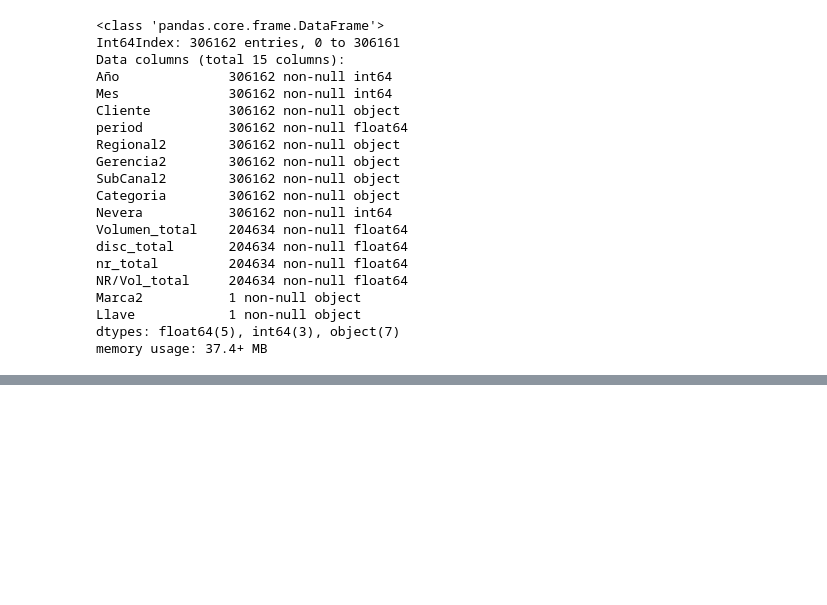
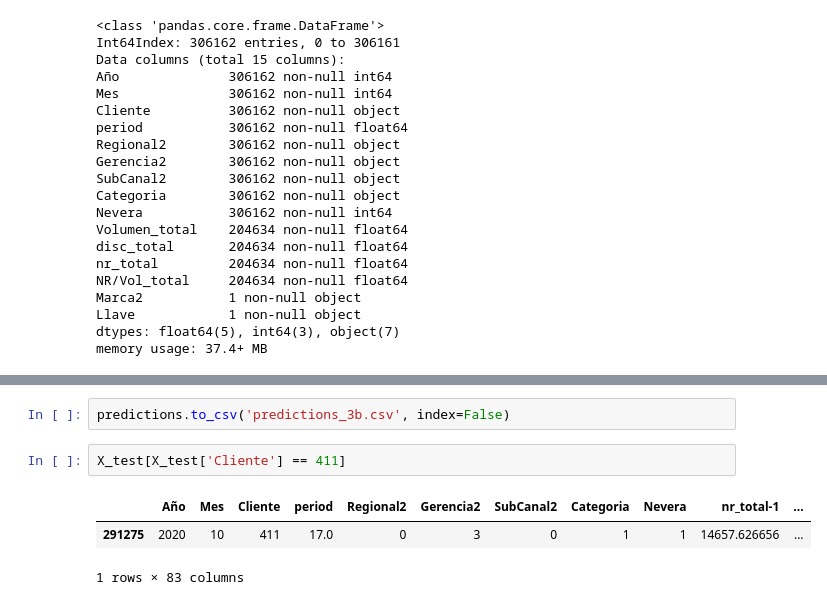
Before and after one commit to sebashc3712/Hackators_Bavaria, a Jupyter notebook: Brand_Expansion_V2.ipynb, the cells around one changed output, grey strips where cells are left out. Saved outputs shown, nothing was run; the diff lists cells and outputs as text; blank space fills up the shorter version.

```diff
--- a/Brand_Expansion_V2.ipynb
+++ b/Brand_Expansion_V2.ipynb
@@ -668,0 +711,8 @@ Stopping. Best iteration:
+# %%
+predictions.to_csv('predictions_3b.csv', index=False)
+# %%
+X_test[X_test['Cliente'] == 411]
+# %% [output]
+|  | Año | Mes | Cliente | period | Regional2 | Gerencia2 | SubCanal2 | Categoria | Nevera | nr_total-1 | ... |
+| 291275 | 2020 | 10 | 411 | 17.0 | 0 | 3 | 0 | 1 | 1 | 14657.626656 | ... |
+1 rows × 83 columns
```
Also changed, not shown: parts of 18 cells of this notebook.
